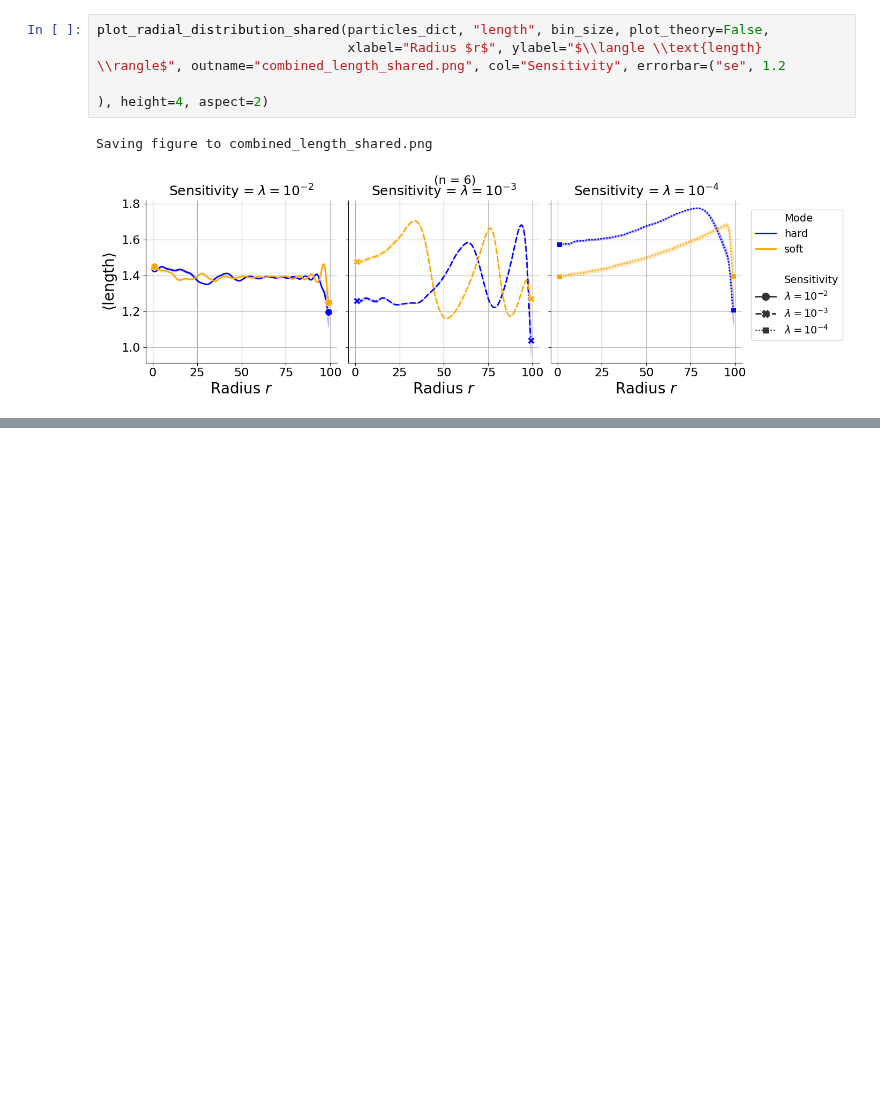
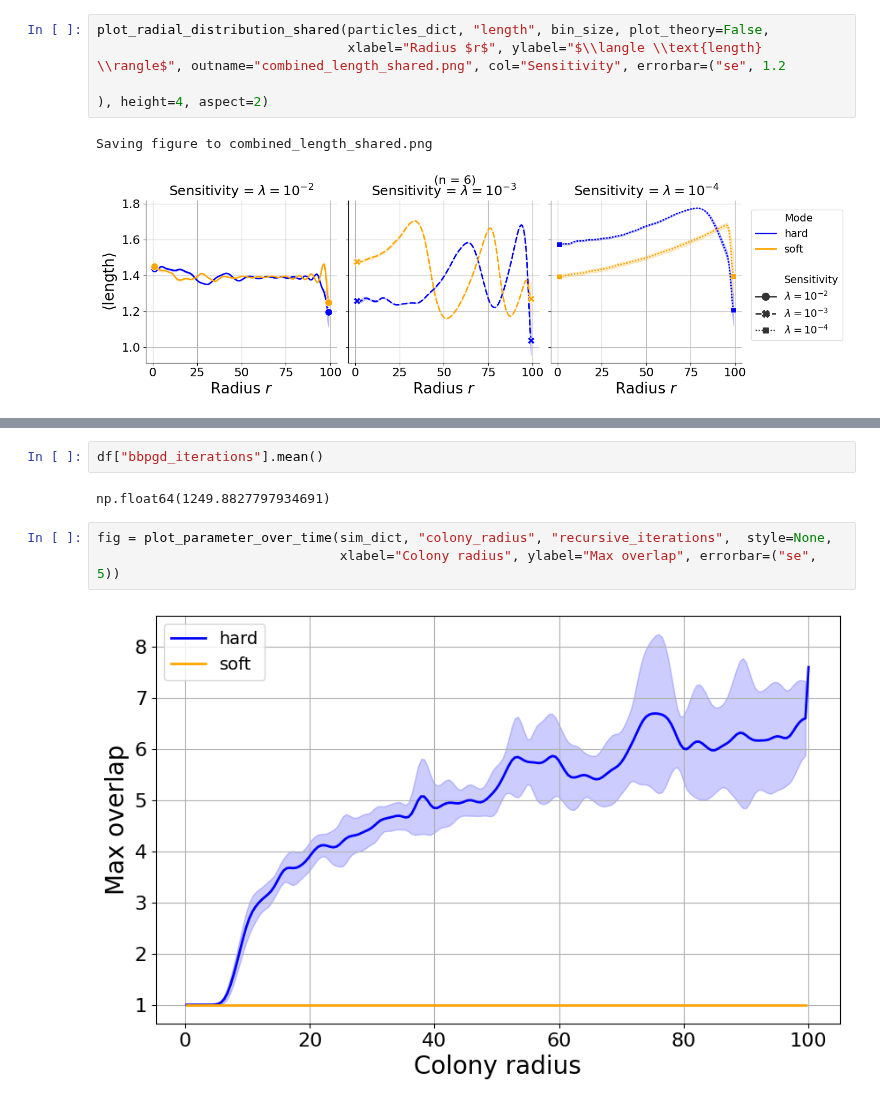
Before and after one commit to ManuelLerchner/ProliferatingCellCollectives-IDP, a Jupyter notebook: analysis/plot_combined.ipynb, the cells around one changed output, grey strips where cells are left out. Saved outputs shown, nothing was run; the diff lists cells and outputs as text; blank space fills up the shorter version.

```diff
--- a/analysis/plot_combined.ipynb
+++ b/analysis/plot_combined.ipynb
@@ -823,0 +886,9 @@ Saving figure to combined_length_shared.png
+# %%
+df["bbpgd_iterations"].mean()
+# %% [output]
+np.float64(1249.8827797934691)
+# %%
+fig = plot_parameter_over_time(sim_dict, "colony_radius", "recursive_iterations",  style=None,
+                               xlabel="Colony radius", ylabel="Max overlap", errorbar=("se", 5))
+# %% [output]
+[figure, added]
```
Also changed, not shown: parts of 9 cells of this notebook, 7 other files.
